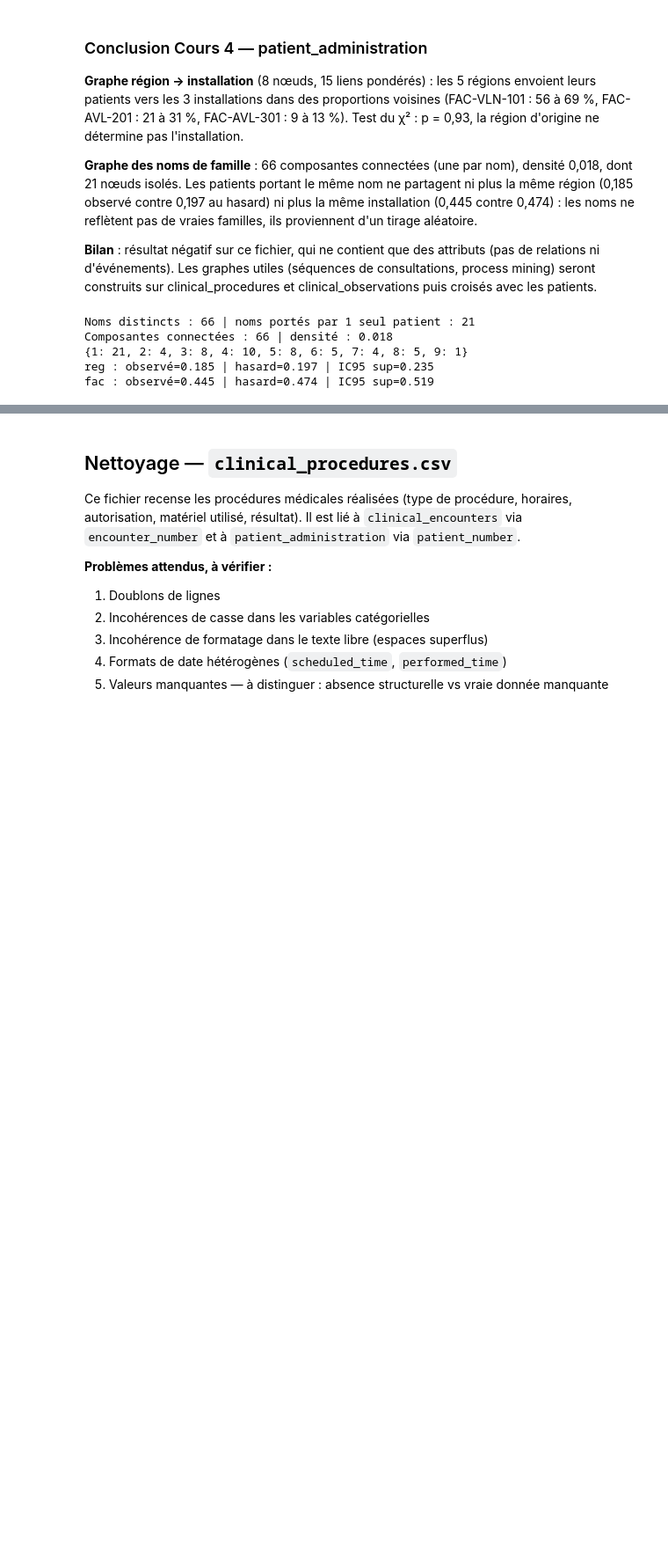
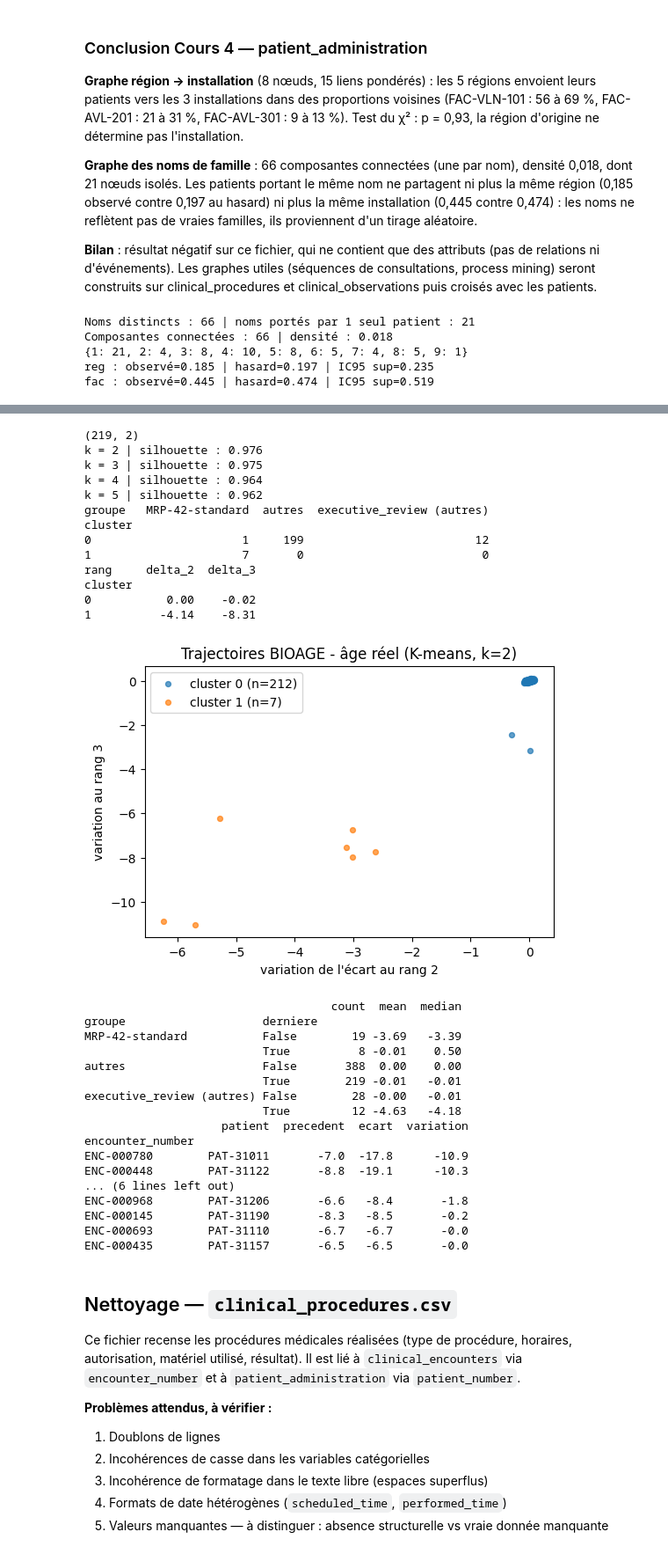
Before and after one commit to Sheik-info/20262027-UE-DataMining-Project, a Jupyter notebook: health.ipynb, the cells around one changed output, grey strips where cells are left out. Shown at 88% size. Drawn from its saved outputs; the diff is of its cells as text; code cells hidden in the pictures; blank space fills up the shorter version.

```diff
--- a/health.ipynb
+++ b/health.ipynb
@@ -724,3 +894,78 @@ fac : observé=0.445 | hasard=0.474 | IC95 sup=0.519
+# %%
+from sklearn.cluster import KMeans
+from sklearn.metrics import silhouette_score
+
+dob = pd.to_datetime(pa.set_index('patient_number')['date_of_birth'], format='mixed')
+b = (obs[obs['observation_code'] == 'BIOAGE'].groupby('encounter_number')
+     .agg(bioage=('numeric_value', 'mean'), t=('observation_time', 'min'), patient=('patient_number', 'first')))
+b['ecart'] = b['bioage'] - (b['t'] - dob.reindex(b['patient']).values).dt.days / 365.25
+b = b.dropna(subset=['ecart']).sort_values(['patient', 't'])
+b['rang'] = b.groupby('patient').cumcount() + 1
+
+pat_exe = set(enc.loc[enc['encounter_type'].str.lower() == 'executive_health_review', 'patient_number'])
+b['groupe'] = np.where(b['patient'].isin(set(std)), 'MRP-42-standard',
+              np.where(b['patient'].isin(pat_exe), 'executive_review (autres)', 'autres'))
+
+# --- A) Séries alignées par rang : écart aux rangs 1, 2, 3, relatif au rang 1 ---
+M = b[b['rang'] <= 3].pivot(index='patient', columns='rang', values='ecart').dropna()
+X_traj = (M[[2, 3]].sub(M[1], axis=0)).rename(columns={2: 'delta_2', 3: 'delta_3'})
+print(X_traj.shape)
+for k in range(2, 6):
+    km = KMeans(k, n_init=10, random_state=42).fit(X_traj)
+    print("k =", k, "| silhouette :", round(silhouette_score(X_traj, km.labels_), 3))
+
+km = KMeans(2, n_init=10, random_state=42).fit(X_traj)
+X_traj['cluster'] = km.labels_
+X_traj['groupe'] = b.groupby('patient')['groupe'].first().reindex(X_traj.index)
+print(pd.crosstab(X_traj['cluster'], X_traj['groupe']))
+print(X_traj.groupby('cluster')[['delta_2', 'delta_3']].mean().round(2))
+
+plt.figure(figsize=(6, 4))
+for c, d in X_traj.groupby('cluster'):
+    plt.scatter(d['delta_2'], d['delta_3'], s=18, alpha=0.7, label=f'cluster {c} (n={len(d)})')
+plt.xlabel("variation de l'écart au rang 2"); plt.ylabel("variation au rang 3"); plt.legend()
+plt.title("Trajectoires BIOAGE - âge réel (K-means, k=2)"); plt.show()
+
+# --- B) Variation de l'écart : consultations intermédiaires vs dernière consultation ---
+b['precedent'] = b.groupby('patient')['ecart'].shift()
+b['variation'] = b['ecart'] - b['precedent']
+b['derniere'] = b.groupby('patient')['rang'].transform('max') == b['rang']
+print(b.groupby(['groupe', 'derniere'])['variation'].agg(['count', 'mean', 'median']).round(2))
+
+sauts = b[b['derniere'] & (b['groupe'] == 'executive_review (autres)')]
+print(sauts[['patient', 'precedent', 'ecart', 'variation']].sort_values('variation').round(1))
+# %% [output]
+(219, 2)
+k = 2 | silhouette : 0.976
+k = 3 | silhouette : 0.975
+k = 4 | silhouette : 0.964
+k = 5 | silhouette : 0.962
+groupe   MRP-42-standard  autres  executive_review (autres)
+cluster
+0                      1     199                         12
+1                      7       0                          0
+rang     delta_2  delta_3
+cluster
+0           0.00    -0.02
+1          -4.14    -8.31
+[figure, added]
+                                    count  mean  median
+groupe                    derniere
+MRP-42-standard           False        19 -3.69   -3.39
+                          True          8 -0.01    0.50
+autres                    False       388  0.00    0.00
+                          True        219 -0.01   -0.01
+executive_review (autres) False        28 -0.00   -0.01
+                          True         12 -4.63   -4.18
+                    patient  precedent  ecart  variation
+encounter_number
+ENC-000780        PAT-31011       -7.0  -17.8      -10.9
+ENC-000448        PAT-31122       -8.8  -19.1      -10.3
+... (6 lines left out)
+ENC-000968        PAT-31206       -6.6   -8.4       -1.8
+ENC-000145        PAT-31190       -8.3   -8.5       -0.2
+ENC-000693        PAT-31110       -6.7   -6.7       -0.0
+ENC-000435        PAT-31157       -6.5   -6.5       -0.0
 # %%
 # Sauvegarde du fichier nettoyé
 pa.to_csv('data/health/patient_administration_clean.csv', index=False)
```
Also changed, not shown: parts of 8 cells of this notebook.
